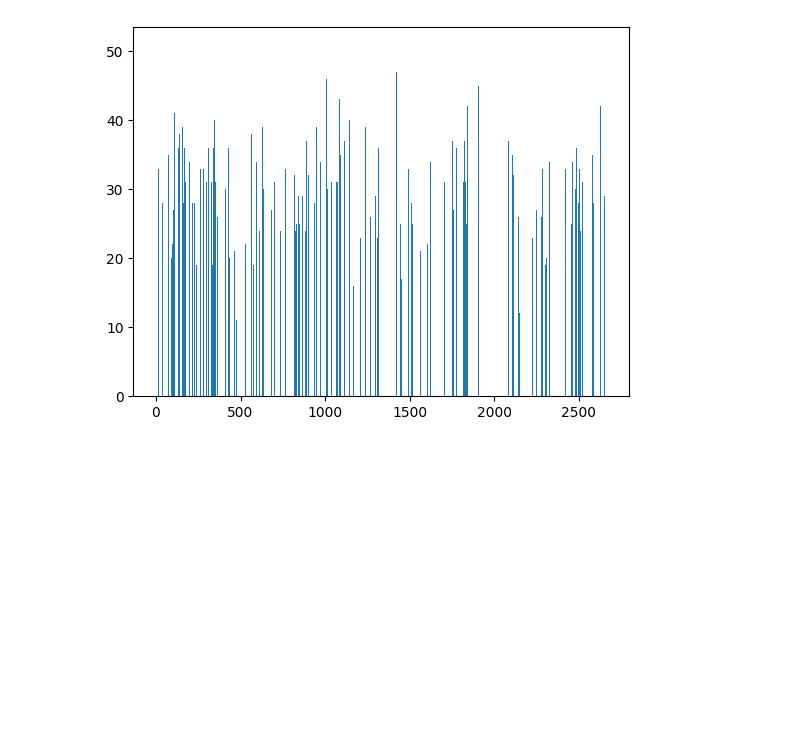
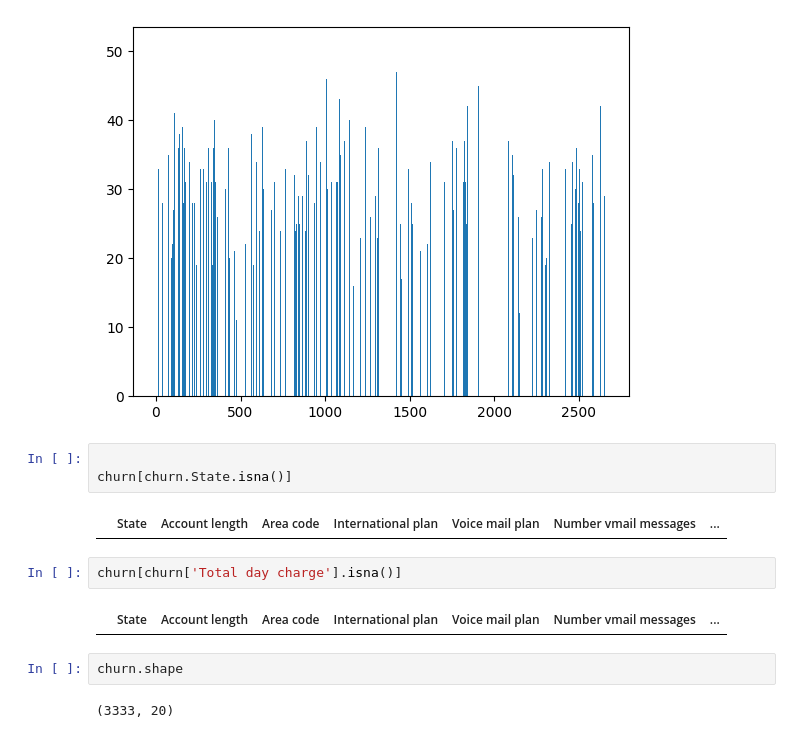
Before and after one commit to prijal-matc/takeovds41, a Jupyter notebook: Customer_churn_prediction.ipynb, the cells around one changed output. Cells and saved outputs as stored; diff of their text form; blank space fills up the shorter version.

```diff
--- a/Customer_churn_prediction.ipynb
+++ b/Customer_churn_prediction.ipynb
@@ -459,3 +459,16 @@ plt.bar(churn.index, churn['Number vmail messages'])
 # %% [output]
 <BarContainer object of 3333 artists>
 [figure]
+# %%
+
+churn[churn.State.isna()]
+# %% [output]
+|  | State | Account length | Area code | International plan | Voice mail plan | Number vmail messages | ... |
+# %%
+churn[churn['Total day charge'].isna()]
+# %% [output]
+|  | State | Account length | Area code | International plan | Voice mail plan | Number vmail messages | ... |
+# %%
+churn.shape
+# %% [output]
+(3333, 20)
```
Also changed, not shown: parts of 6 cells of this notebook.
